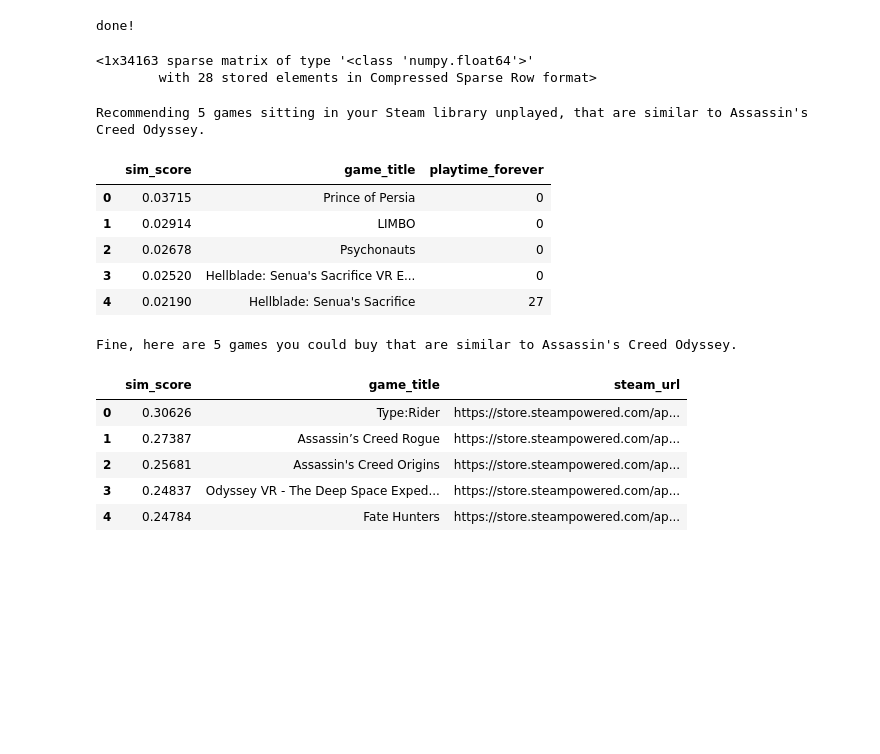
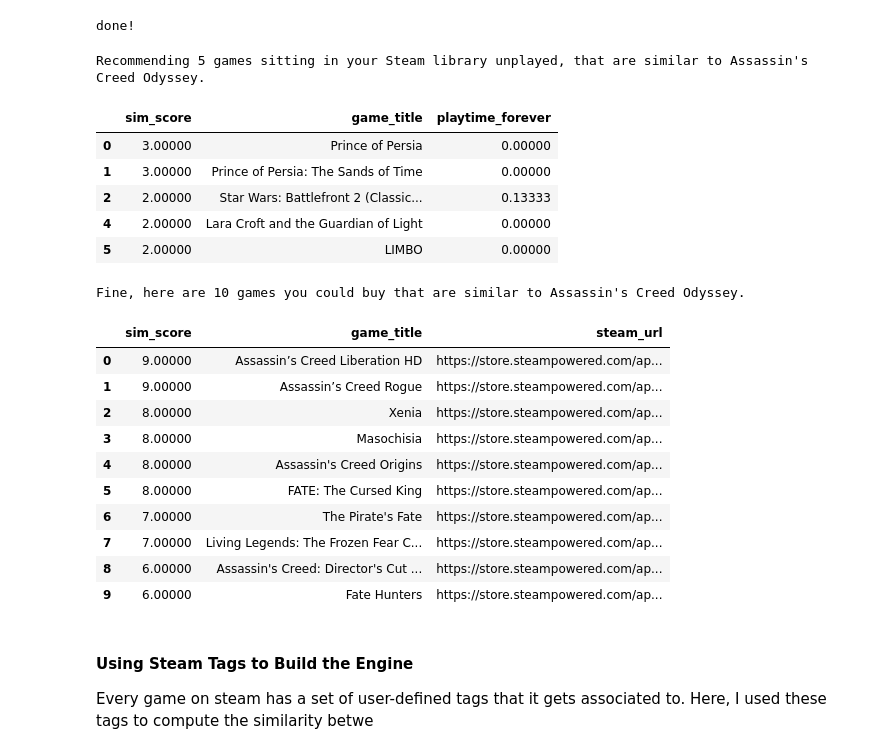
Before and after one commit to micsab/Game-Recommendation-Engine, a Jupyter notebook: steam_recommendation_engine.ipynb, the cells around one changed output. Cells and saved outputs as stored; diff of their text form; code cells hidden in the pictures; blank space fills up the shorter version.

```diff
--- a/steam_recommendation_engine.ipynb
+++ b/steam_recommendation_engine.ipynb
@@ -262,0 +329,19 @@ For building the actual recommender system, I had originally decided that I woul
+# %%
+import nltk
+lemmatizer = nltk.stem.WordNetLemmatizer()
+
+def lemmatize_text(text):
+    return [lemmatizer.lemmatize(w) for w in text]
+# %%
+cv_desc = df[['appid', 'game_title', 'tags', 'description']]
+
+stop_words = set(stopwords.words('english'))
+lemmatizer = nltk.stem.WordNetLemmatizer()
+stemmer = SnowballStemmer('english')
+tokenizer = RegexpTokenizer(r'[a-zA-Z\']+')
+
+cv_desc['stemmed'] = cv_desc.description.apply(lambda x: stemmer.stem(x))
+cv_desc['tokens'] = cv_desc.stemmed.apply(lambda x: tokenizer.tokenize(x))
+cv_desc['lemmed'] = cv_desc.tokens.apply(lemmatize_text)
+cv_desc['stopped'] = cv_desc.lemmed.apply(lambda x: [item for item in x if item not in stop_words])
+cv_desc['desc']=cv_desc['stopped'].apply(lambda x: ', '.join(map(str, x)))
@@ -263,40 +369,35 @@ For building the actual recommender system, I had originally decided that I woul
 # %%
-tfidf_vec_desc = df[['appid', 'game_title', 'tags', 'description']]
-tf = TfidfVectorizer(analyzer='word', lowercase=True, ngram_range=(0, 1), min_df=0, stop_words='english')
-tfidf_matrix = tf.fit_transform(tfidf_vec_desc['description'])
-cosine_similarities = linear_kernel(tfidf_matrix, tfidf_matrix)
+#tfidf_vec_desc = df[['appid', 'game_title', 'tags', 'description']]
+
+cv = CountVectorizer(analyzer='word', lowercase=True, ngram_range=(1,2))
+cv_matrix = cv.fit_transform(cv_desc['desc'])
+# Linear kernel provides better results for descriptions
+cosine_similarities = linear_kernel(cv_matrix, cv_matrix)
 
 results_desc = {}
 
-for idx, row in tfidf_vec_desc.iterrows():
+for idx, row in cv_desc.iterrows():
     similar_indices = cosine_similarities[idx].argsort()[:-500:-1]
-    similar_items = [(cosine_similarities[idx][i], tfidf_vec_desc['appid'][i]) for i in similar_indices]
+    similar_items = [(cosine_similarities[idx][i], cv_desc['appid'][i]) for i in similar_indices]
     results_desc[row['appid']] = similar_items[1:]
 
 print('done!')
 # %% [output]
 done!
-# %%
-tfidf_matrix[0]
-#cosine_similarities
-#heat = pd.DataFrame(cosine_similarities[0:10, :10])
-#sns.heatmap(heat)
-# %% [output]
-<1x34163 sparse matrix of type '<class 'numpy.float64'>'
-        with 28 stored elements in Compressed Sparse Row format>
 # %%
 def recommend(game, num):
-    app_id = tfidf_vec_desc.loc[tfidf_vec_desc['game_title'] == game]['appid'].tolist()[0]
+    app_id = cv_desc.loc[cv_desc['game_title'] == game]['appid'].tolist()[0]
 
     print('Recommending ' + str(num) + " games sitting in your Steam library unplayed, that are similar to " +
           game + '.')
 
     rez = results_desc[app_id]
+
     sim_score_df = pd.DataFrame(rez, columns=['sim_score', 'appid'])
     my_game_df = pd.merge(sim_score_df, my_games_info, how='inner', on='appid')
     my_game_df = my_game_df.drop(['appid', 'number_of_review', 'release_date', 'name', 'score',
                                   'tags', 'description', 'steam_url', 'image'], axis = 1)
-    my_game_df = my_game_df[my_game_df['playtime_forever'] <= 60]
+    my_game_df = my_game_df[my_game_df['playtime_forever'] <= 1]
     my_game_df = my_game_df.sort_values(['sim_score'], ascending=False)
     return my_game_df.head(num)
 
@@ -304,37 +405,45 @@ recommend("Assassin's Creed Odyssey", 5)
 # %% [output]
 Recommending 5 games sitting in your Steam library unplayed, that are similar to Assassin's Creed Odyssey.
 |  | sim_score | game_title | playtime_forever |
-| 0 | 0.03715 | Prince of Persia | 0 |
-| 1 | 0.02914 | LIMBO | 0 |
-| 2 | 0.02678 | Psychonauts | 0 |
-| 3 | 0.02520 | Hellblade: Senua's Sacrifice VR E... | 0 |
-| 4 | 0.02190 | Hellblade: Senua's Sacrifice | 27 |
+| 0 | 3.00000 | Prince of Persia | 0.00000 |
+| 1 | 3.00000 | Prince of Persia: The Sands of Time | 0.00000 |
+| 2 | 2.00000 | Star Wars: Battlefront 2 (Classic... | 0.13333 |
+| 4 | 2.00000 | Lara Croft and the Guardian of Light | 0.00000 |
+| 5 | 2.00000 | LIMBO | 0.00000 |
 # %%
 def recommend(game, num):
-    app_id = tfidf_vec_desc.loc[tfidf_vec_desc['game_title'] == game]['appid'].tolist()[0]
+    app_id = cv_desc.loc[cv_desc['game_title'] == game]['appid'].tolist()[0]
 
     print('Fine, here are ' + str(num) + " games you could buy that are similar to " +
           game + '.')
 
     rez = results_desc[app_id]
     #print(rez)
     sim_score_df = pd.DataFrame(rez, columns=['sim_score', 'appid'])
     #print(df_test)
     my_game_df = pd.merge(sim_score_df, not_my_games, how='inner', on='appid')
     my_game_df = my_game_df.drop(['appid', 'number_of_review', 'release_date', 'score',
                                   'tags', 'description'], axis = 1)
     #my_game_df = my_game_df[my_game_df['playtime_forever'] <= 60]
     my_game_df = my_game_df.sort_values(['sim_score'], ascending=False)
     return my_game_df.head(num)
 
-recommend("Assassin's Creed Odyssey", 5)
+recommend("Assassin's Creed Odyssey", 10)
 # %% [output]
-Fine, here are 5 games you could buy that are similar to Assassin's Creed Odyssey.
+Fine, here are 10 games you could buy that are similar to Assassin's Creed Odyssey.
 |  | sim_score | game_title | steam_url |
-| 0 | 0.30626 | Type:Rider | https://store.steampowered.com/ap... |
-| 1 | 0.27387 | Assassin’s Creed Rogue | https://store.steampowered.com/ap... |
-| 2 | 0.25681 | Assassin's Creed Origins | https://store.steampowered.com/ap... |
-| 3 | 0.24837 | Odyssey VR - The Deep Space Exped... | https://store.steampowered.com/ap... |
-| 4 | 0.24784 | Fate Hunters | https://store.steampowered.com/ap... |
+| 0 | 9.00000 | Assassin’s Creed Liberation HD | https://store.steampowered.com/ap... |
+| 1 | 9.00000 | Assassin’s Creed Rogue | https://store.steampowered.com/ap... |
+| 2 | 8.00000 | Xenia | https://store.steampowered.com/ap... |
+| 3 | 8.00000 | Masochisia | https://store.steampowered.com/ap... |
+| 4 | 8.00000 | Assassin's Creed Origins | https://store.steampowered.com/ap... |
+| 5 | 8.00000 | FATE: The Cursed King | https://store.steampowered.com/ap... |
+| 6 | 7.00000 | The Pirate's Fate | https://store.steampowered.com/ap... |
+| 7 | 7.00000 | Living Legends: The Frozen Fear C... | https://store.steampowered.com/ap... |
+| 8 | 6.00000 | Assassin's Creed: Director's Cut ... | https://store.steampowered.com/ap... |
+| 9 | 6.00000 | Fate Hunters | https://store.steampowered.com/ap... |
+# %% [markdown]
+#### Using Steam Tags to Build the Engine ####
+Every game on steam has a set of user-defined tags that it gets associated to.  Here, I used these tags to compute the similarity betwe
 # %%
 count_vec_tags = df[['appid', 'game_title', 'tags', 'description']]
```
Also changed, not shown: parts of 32 cells of this notebook, 2 other files.
